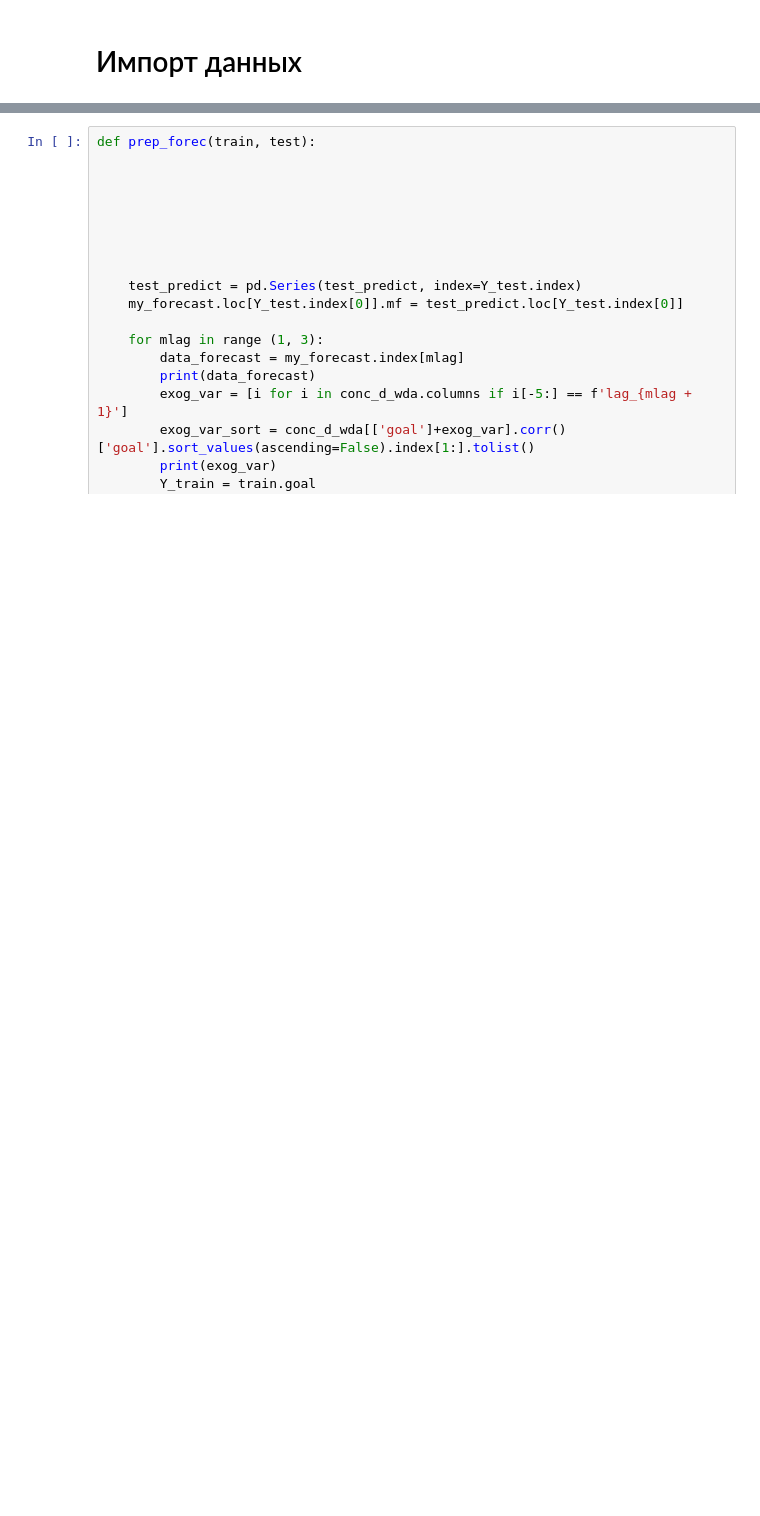
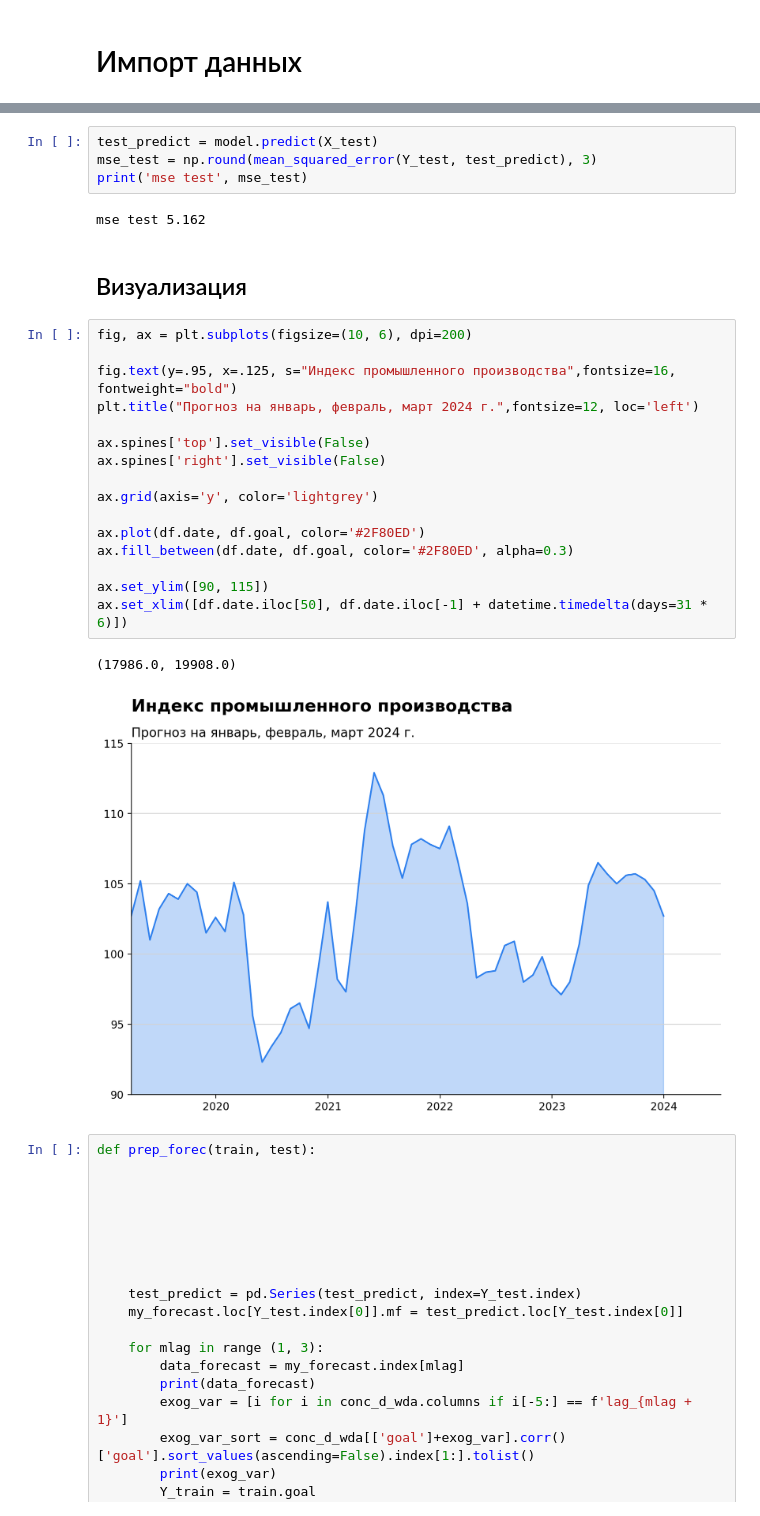
Before and after one commit to MishaAnikutin/regression-for-vavt, a Jupyter notebook: research/Индекс промышленного производства + CatBoost.ipynb, the cells around one changed output, grey strips where cells are left out. Cells and saved outputs as stored; diff of their text form; blank space fills up the shorter version.

```diff
--- a/research/Индекс промышленного производства + CatBoost.ipynb
+++ b/research/Индекс промышленного производства + CatBoost.ipynb
@@ -99,3 +189,30 @@ train_predict, test_predict, mse_test, model = make_gdb(Y_train, X_train, Y_test
+# %%
+test_predict = model.predict(X_test)
+mse_test = np.round(mean_squared_error(Y_test, test_predict), 3)
+print('mse test', mse_test)
+# %% [output]
+mse test 5.162
+# %% [markdown]
+## Визуализация
+# %%
+fig, ax = plt.subplots(figsize=(10, 6), dpi=200)
+
+fig.text(y=.95, x=.125, s="Индекс промышленного производства",fontsize=16, fontweight="bold")
+plt.title("Прогноз на январь, февраль, март 2024 г.",fontsize=12, loc='left')
+
+ax.spines['top'].set_visible(False)
+ax.spines['right'].set_visible(False)
+
+ax.grid(axis='y', color='lightgrey')
+
+ax.plot(df.date, df.goal, color='#2F80ED')
+ax.fill_between(df.date, df.goal, color='#2F80ED', alpha=0.3)
+
+ax.set_ylim([90, 115])
+ax.set_xlim([df.date.iloc[50], df.date.iloc[-1] + datetime.timedelta(days=31 * 6)])
+# %% [output]
+(17986.0, 19908.0)
+[figure, added]
 # %%
 def prep_forec(train, test):
 
```
Also changed, not shown: parts of 30 cells of this notebook, 8 other files.
